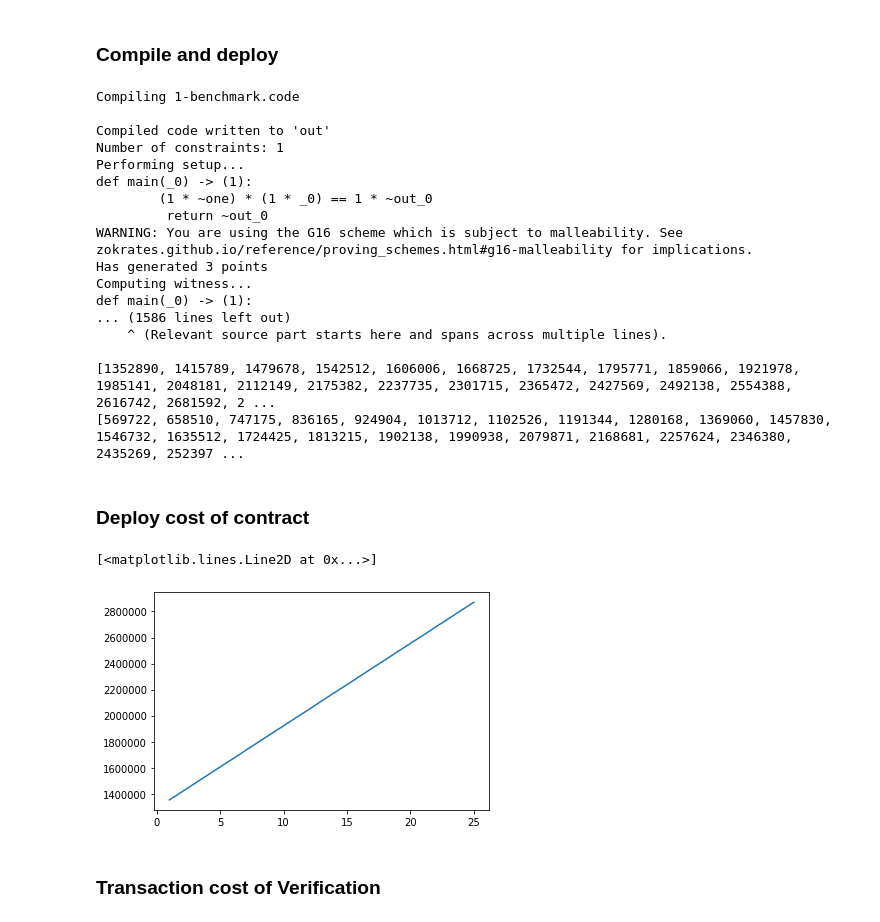
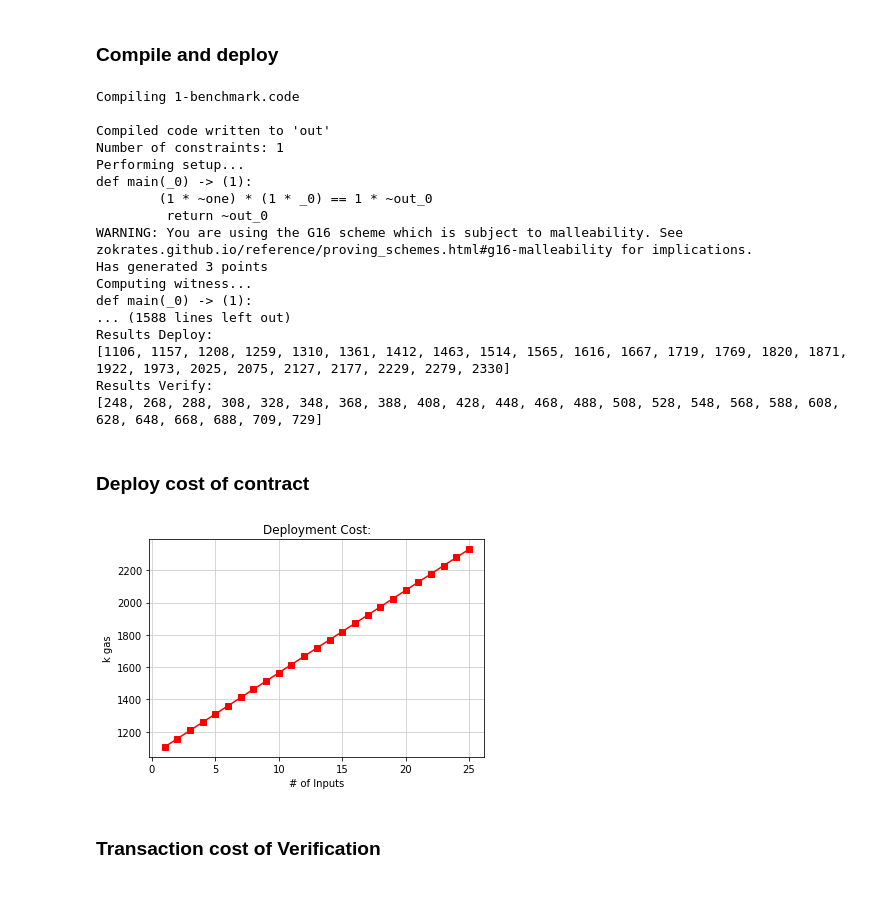
Before and after one commit to JacobEberhardt/ZoKratesBenchmarks, a Jupyter notebook: Benchmark.ipynb, the cells around one changed output. Saved outputs shown, nothing was run; the diff lists cells and outputs as text; code cells hidden in the pictures; blank space fills up the shorter version.

```diff
--- a/Benchmark.ipynb
+++ b/Benchmark.ipynb
@@ -112,18 +133,6 @@ Success! Files have been created
 # %%
 results_deploy = []
 results_verify = []
-
-for i in range(1, max_inputs + 1):
-    params = '3 '*i
-    file = str(i) + '-benchmark.code'
-    !zokrates compile -i {i}-benchmark.code --light
-    !zokrates setup -s {proving_scheme}
-    !zokrates compute-witness -a {params}
-    !zokrates generate-proof -s {proving_scheme}
-    !zokrates export-verifier -s {proving_scheme} -a v2
-#   Compiling contract via solc cli
-    !solcjs --abi --bin verifier.sol
-    deploy_and_call()
 
 def deploy_and_call():
     data = get_proof()
@@ -134,26 +143,19 @@ def deploy_and_call():
     contract = w3.eth.contract(abi=abi, bytecode=bytecode)
     tx_hash = contract.constructor().transact()
     tx_receipt = w3.eth.waitForTransactionReceipt(tx_hash)
-    results_deploy.append(tx_receipt.gasUsed)
+    results_deploy.append(int(tx_receipt.gasUsed / 1000))
     contract = w3.eth.contract(address=tx_receipt.contractAddress, abi=abi)
 
 #   Call verify function
     tx_hash = contract.functions.verifyTx(data[0], data[1]).transact()
     tx_receipt = w3.eth.waitForTransactionReceipt(tx_hash)
-    results_verify.append(tx_receipt.gasUsed)
+    results_verify.append(int(tx_receipt.gasUsed / 1000))
 
 def get_proof():
     with open('proof.json') as f:
         data = json.load(f)
         f.close()
-        return (format_proof(data['proof']), format_inputs(data['inputs'])
-
-#  convert inputs from hex to decimal
-def format_inputs(inputs):
-    res = []
-    for i in inputs:
-        res.append(int(i, 16))
-    return res
+        return (format_proof(data['proof']), format_inputs(data['inputs']))
 
 # formats and returns proof data as decimal tuple
 def format_proof(proof):
@@ -162,6 +164,13 @@ def format_proof(proof):
         res = []
         converted.append(format_array(proof[key], res))
     return tuple(converted)
+
+#  convert inputs from hex to decimal
+def format_inputs(inputs):
+    res = []
+    for i in inputs:
+        res.append(int(i, 16))
+    return res
 
 # recursive function for converting the proof data from hex to decimal (needed because of web3.py) while keeping the nested nature of proof data
 # only tested for g16 (because the only proof currently available with install script) but should work for any type of scheme
@@ -177,8 +186,21 @@ def format_array(arr, res = [], idx = None):
             format_array(elem, res, len(res)-1)
     return res
 
+for i in range(1, max_inputs + 1):
+    params = '3 '* i
+    file = str(i) + '-benchmark.code'
+    !zokrates compile -i {i}-benchmark.code --light
+    !zokrates setup -s {proving_scheme}
+    !zokrates compute-witness -a {params}
+    !zokrates generate-proof -s {proving_scheme}
+    !zokrates export-verifier -s {proving_scheme} -a v2
+#   Compiling contract via solc cli
+    !solcjs --abi --bin verifier.sol
+    deploy_and_call()
 
+print("Results Deploy:")
 print(results_deploy)
+print("Results Verify:")
 print(results_verify)
 # %% [output]
 Compiling 1-benchmark.code
@@ -193,17 +215,21 @@ WARNING: You are using the G16 scheme which is subject to malleability. See zokr
 Has generated 3 points
 Computing witness...
 def main(_0) -> (1):
-... (1586 lines left out)
-    ^ (Relevant source part starts here and spans across multiple lines).
-
-[1352890, 1415789, 1479678, 1542512, 1606006, 1668725, 1732544, 1795771, 1859066, 1921978, 1985141, 2048181, 2112149, 2175382, 2237735, 2301715, 2365472, 2427569, 2492138, 2554388, 2616742, 2681592, 2 ...
-[569722, 658510, 747175, 836165, 924904, 1013712, 1102526, 1191344, 1280168, 1369060, 1457830, 1546732, 1635512, 1724425, 1813215, 1902138, 1990938, 2079871, 2168681, 2257624, 2346380, 2435269, 252397 ...
+... (1588 lines left out)
+Results Deploy:
+[1106, 1157, 1208, 1259, 1310, 1361, 1412, 1463, 1514, 1565, 1616, 1667, 1719, 1769, 1820, 1871, 1922, 1973, 2025, 2075, 2127, 2177, 2229, 2279, 2330]
+Results Verify:
+[248, 268, 288, 308, 328, 348, 368, 388, 408, 428, 448, 468, 488, 508, 528, 548, 568, 588, 608, 628, 648, 668, 688, 709, 729]
 # %% [markdown]
 ### Deploy cost of contract
-# %%
-plt.plot(list(range(1, len(results_deploy) + 1)), results_deploy)
-# %% [output]
-[<matplotlib.lines.Line2D at 0x...>]
-[figure, removed]
+# %%
+ax = plt.plot(list(range(1, len(results_deploy) + 1)), results_deploy, '-rs')
+plt.title('Deployment Cost:')
+plt.xlabel('# of Inputs')
+plt.ylabel('k gas')
+plt.rcParams['axes.grid'] = True
+plt.rcParams['grid.color'] = "#cccccc"
+# %% [output]
+[figure, added]
 # %% [markdown]
 ### Transaction cost of Verification
```
Also changed, not shown: parts of 5 cells of this notebook, 3 other files.
